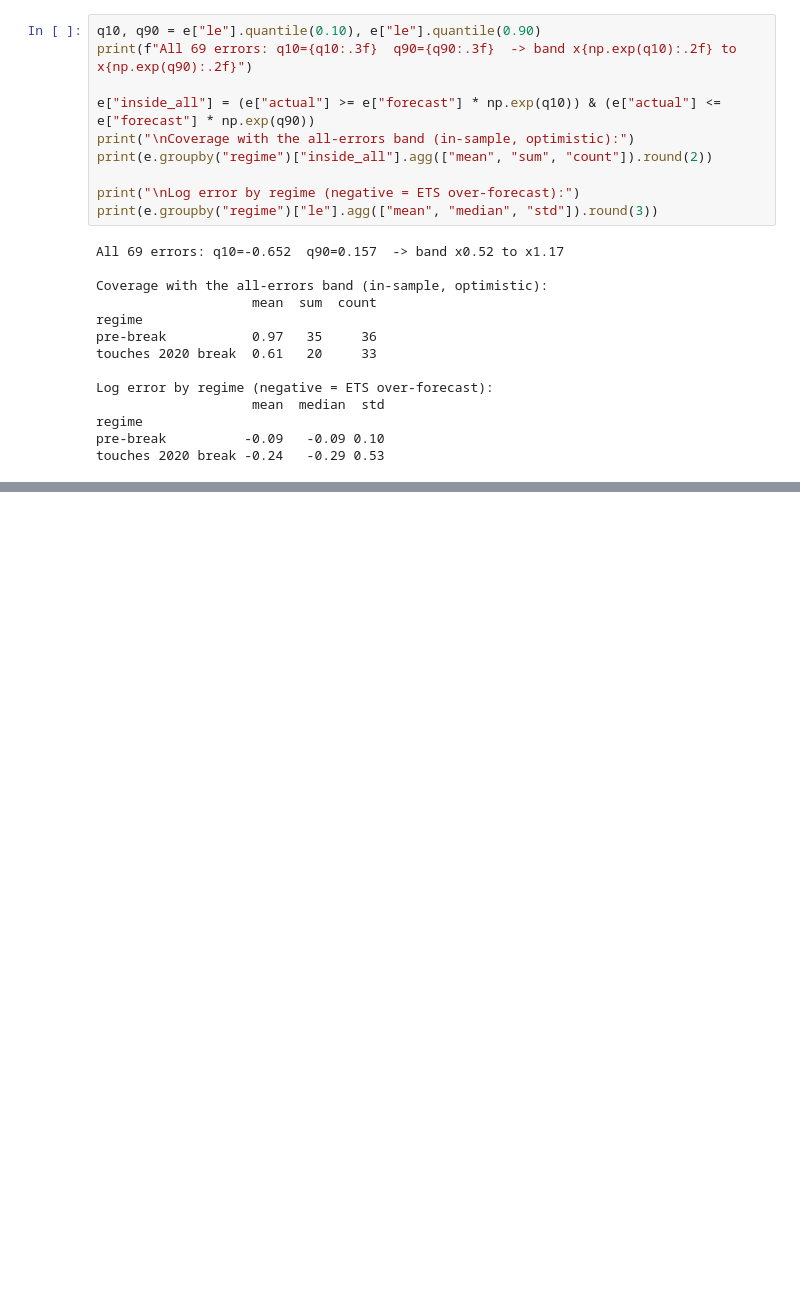
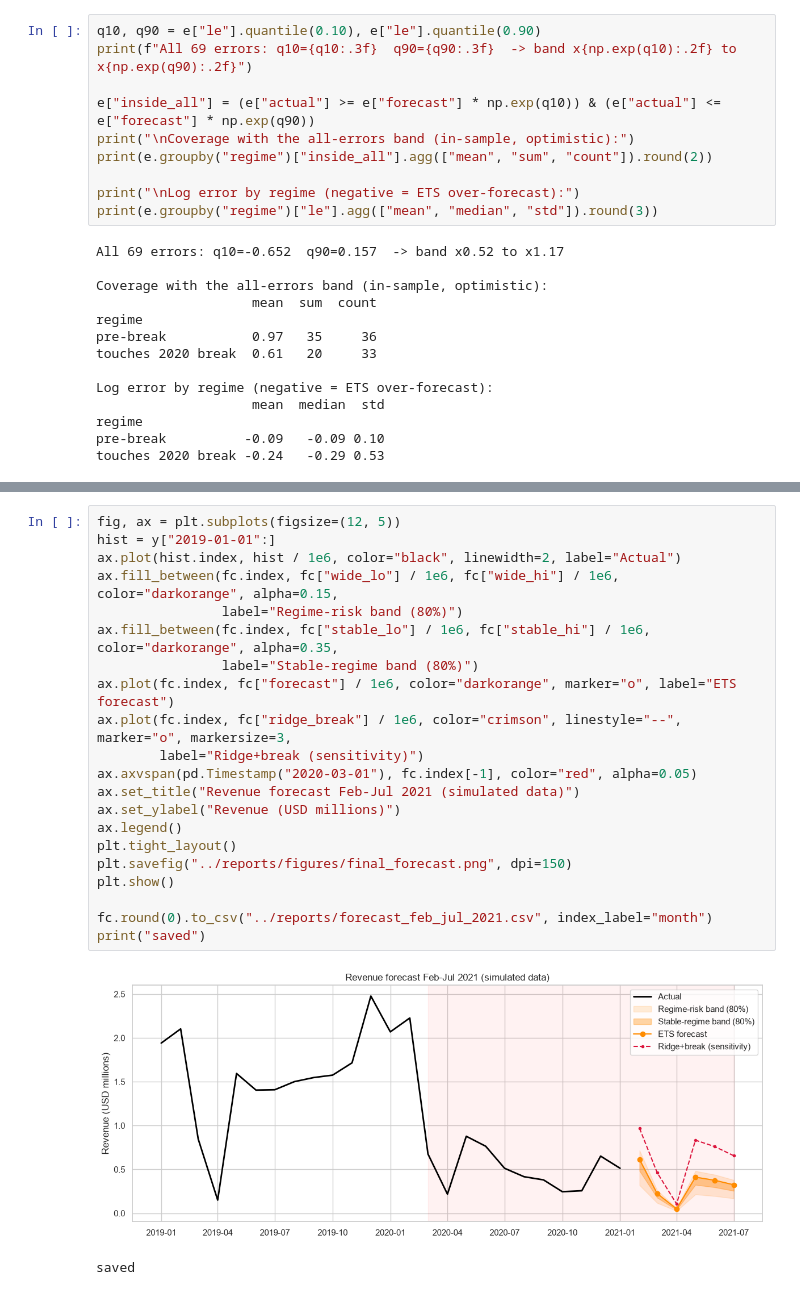
Before and after one commit to Mohsintahseen/sales-intelligence-system, a Jupyter notebook: notebooks/02_forecasting.ipynb, the cells around one changed output, grey strips where cells are left out. Saved outputs shown, nothing was run; the diff lists cells and outputs as text; blank space fills up the shorter version.

Commit message:
Phase 5: final Feb-Jul 2021 ETS forecast with empirical bands

```diff
--- a/notebooks/02_forecasting.ipynb
+++ b/notebooks/02_forecasting.ipynb
@@ -659,0 +716,24 @@ touches 2020 break -0.24   -0.29 0.53
+# %%
+fig, ax = plt.subplots(figsize=(12, 5))
+hist = y["2019-01-01":]
+ax.plot(hist.index, hist / 1e6, color="black", linewidth=2, label="Actual")
+ax.fill_between(fc.index, fc["wide_lo"] / 1e6, fc["wide_hi"] / 1e6, color="darkorange", alpha=0.15,
+                label="Regime-risk band (80%)")
+ax.fill_between(fc.index, fc["stable_lo"] / 1e6, fc["stable_hi"] / 1e6, color="darkorange", alpha=0.35,
+                label="Stable-regime band (80%)")
+ax.plot(fc.index, fc["forecast"] / 1e6, color="darkorange", marker="o", label="ETS forecast")
+ax.plot(fc.index, fc["ridge_break"] / 1e6, color="crimson", linestyle="--", marker="o", markersize=3,
+        label="Ridge+break (sensitivity)")
+ax.axvspan(pd.Timestamp("2020-03-01"), fc.index[-1], color="red", alpha=0.05)
+ax.set_title("Revenue forecast Feb-Jul 2021 (simulated data)")
+ax.set_ylabel("Revenue (USD millions)")
+ax.legend()
+plt.tight_layout()
+plt.savefig("../reports/figures/final_forecast.png", dpi=150)
+plt.show()
+
+fc.round(0).to_csv("../reports/forecast_feb_jul_2021.csv", index_label="month")
+print("saved")
+# %% [output]
+[figure, added]
+saved
```
Also changed, not shown: parts of 1 cell of this notebook, 2 other files.
